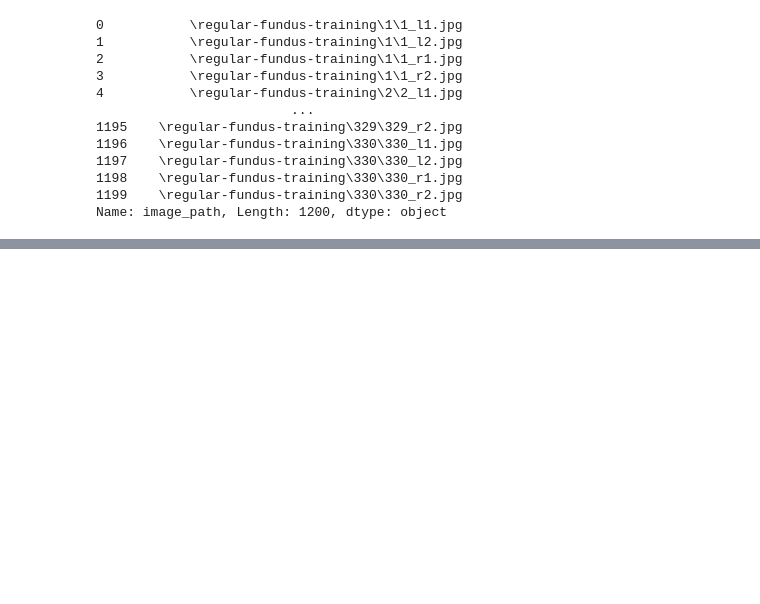
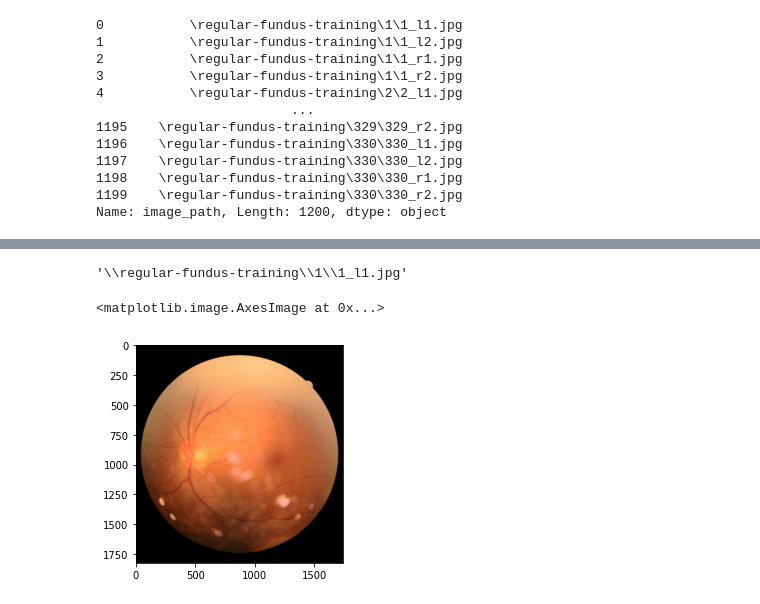
Before and after one commit to shikharmay7/DiabeticRetinopathy, a Jupyter notebook: DRGrading.ipynb, the cells around one changed output, grey strips where cells are left out. Cells and saved outputs as stored; diff of their text form; code cells hidden in the pictures; blank space fills up the shorter version.

```diff
--- a/DRGrading.ipynb
+++ b/DRGrading.ipynb
@@ -82,0 +127,20 @@ ValueError: ignored
+# %%
+from PIL import Image
+import os
+images[0]
+# %% [output]
+'\\regular-fundus-training\\1\\1_l1.jpg'
+# %%
+
+base_path = "\content\drive\My Drive\Datasets"
+
+newPath = os.path.join(base_path, images[0])
+newPath.replace('/','')
+#print(newPath)
+#print(newPath[32:],newPath[33])
+img = Image.open('/content/drive/My Drive/Datasets/regular-fundus-training/1/1_l1.jpg')
+img2 = Image.open('/content/drive/My Drive/Datasets/regular-fundus-training/1/1_l2.jpg')
+plt.imshow(img)
+# %% [output]
+<matplotlib.image.AxesImage at 0x...>
+[figure, added]
```
Also changed, not shown: parts of 35 cells of this notebook.
